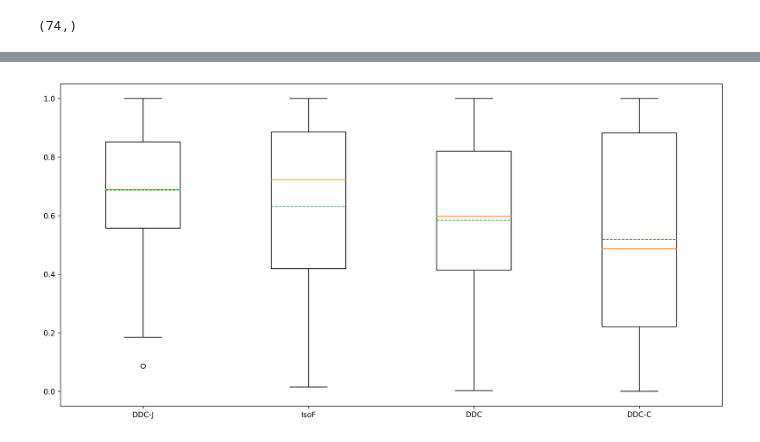
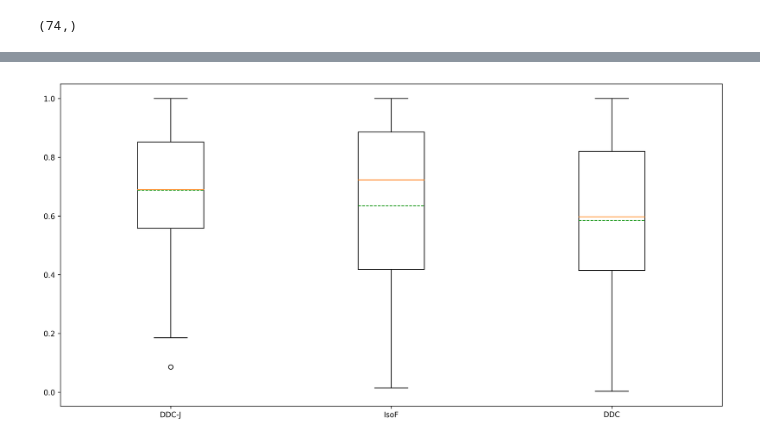
Before and after one commit to nlp-pucrs/prescription-outliers, a Jupyter notebook: paper_exp/Sec_VI_Boxplot.ipynb, the cells around one changed output, grey strips where cells are left out. Cells and saved outputs as stored; diff of their text form; code cells hidden in the pictures.

```diff
--- a/paper_exp/Sec_VI_Boxplot.ipynb
+++ b/paper_exp/Sec_VI_Boxplot.ipynb
@@ -52,19 +50,19 @@ display(results)
 # %%
 %matplotlib inline
 plt.figure(figsize=(16, 8), dpi= 300)
 
 data = []
 
 data.append(max_f.loc['DDC-J'].values)
 data.append(max_f.loc['IsoF'].values)
 #data.append(max_f.loc['Cov'].values)
 data.append(max_f.loc['DDC'].values)
-data.append(max_f.loc['DDC-C'].values)
+#data.append(max_f.loc['DDC-C'].values)
 
-labels = ['DDC-J','IsoF','DDC','DDC-C']
+labels = ['DDC-J','IsoF','DDC']
 
 plt.boxplot(data, labels=labels, showmeans=True, meanline=True)
 
 plt.show()
 # %% [output]
-[figure, old version]
+[figure, new version]
```
Also changed, not shown: parts of 1 cell of this notebook, 3 other files.
